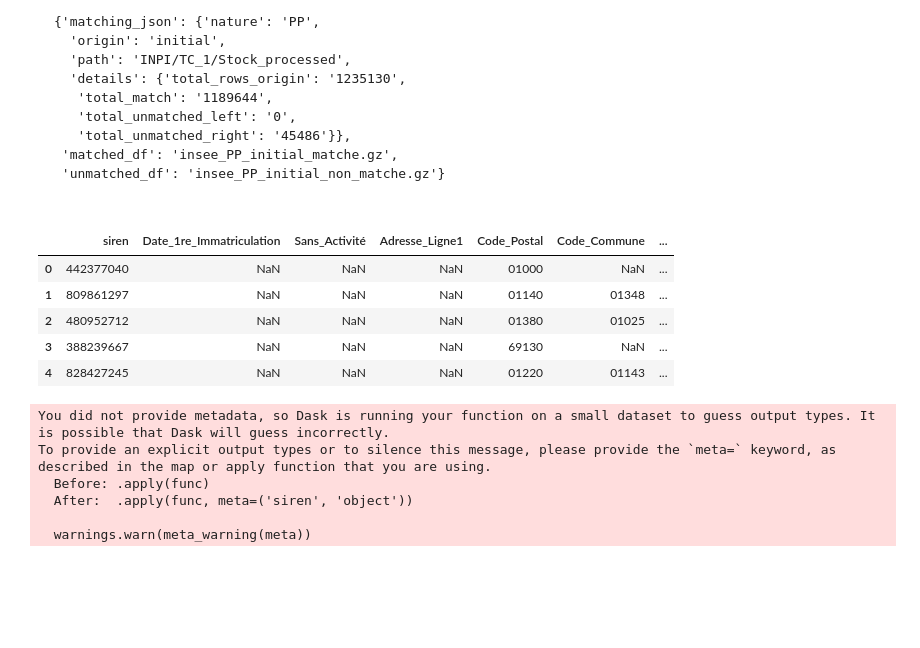
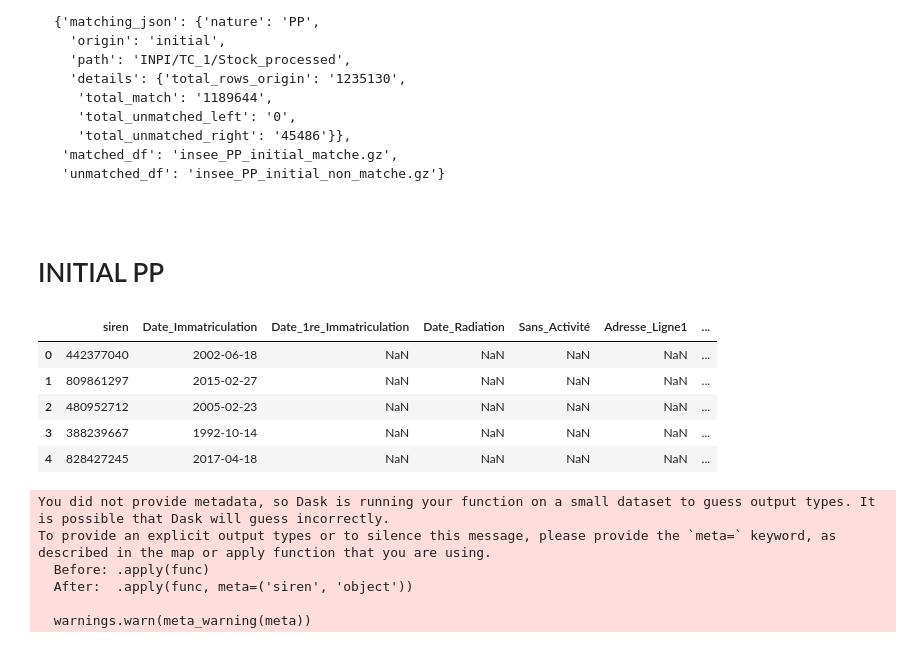
Before and after one commit to thomaspernet/InseeInpi_matching, a Jupyter notebook: Notebooks_matching/PP.ipynb, the cells around one changed output. Saved outputs shown, nothing was run; the diff lists cells and outputs as text; code cells hidden in the pictures; blank space fills up the shorter version.

```diff
--- a/Notebooks_matching/PP.ipynb
+++ b/Notebooks_matching/PP.ipynb
@@ -194,41 +225,24 @@ data_ets_= dd.read_csv(insee,
+# %% [markdown]
+# INITIAL PP
 # %%
-## INPI
-dtypes__ = {'Siren':'object',
-            'Adresse_Ligne1': 'object',
-       'Code_Commune': 'object',
-       'Code_Postal': 'object',
-       'Conjoint_Collab_Pseudo': 'object',
-       'DAP_Adresse_Ligne1': 'object',
-       'DAP_Code_Commune': 'object',
-       'Date_1re_Immatriculation': 'object',
-       'Sans_Activité': 'object'}
-
+## INPI Data
 data_pp_= (dd.read_csv(pp,
-                      usecols =["Siren",
-                                'Adresse_Ligne1',
-                                'Code_Commune',
-                                'Code_Postal',
-                                'Conjoint_Collab_Pseudo',
-                                'DAP_Adresse_Ligne1',
-                                'DAP_Code_Commune',
-                                'Date_1re_Immatriculation',
-                                'Sans_Activité'
-                               ],
+                      usecols =usecols__,
                       dtype=dtypes__,
                       compression='gzip',
                       blocksize=None,
                       low_memory=False
                       )
            .rename(columns={"Siren": "siren"})
           )
 data_pp_.head()
 # %% [output]
-|  | siren | Date_1re_Immatriculation | Sans_Activité | Adresse_Ligne1 | Code_Postal | Code_Commune | ... |
-| 0 | 442377040 | NaN | NaN | NaN | 01000 | NaN | ... |
-| 1 | 809861297 | NaN | NaN | NaN | 01140 | 01348 | ... |
-| 2 | 480952712 | NaN | NaN | NaN | 01380 | 01025 | ... |
-| 3 | 388239667 | NaN | NaN | NaN | 69130 | NaN | ... |
-| 4 | 828427245 | NaN | NaN | NaN | 01220 | 01143 | ... |
+|  | siren | Date_Immatriculation | Date_1re_Immatriculation | Date_Radiation | Sans_Activité | Adresse_Ligne1 | ... |
+| 0 | 442377040 | 2002-06-18 | NaN | NaN | NaN | NaN | ... |
+| 1 | 809861297 | 2015-02-27 | NaN | NaN | NaN | NaN | ... |
+| 2 | 480952712 | 2005-02-23 | NaN | NaN | NaN | NaN | ... |
+| 3 | 388239667 | 1992-10-14 | NaN | NaN | NaN | NaN | ... |
+| 4 | 828427245 | 2017-04-18 | NaN | NaN | NaN | NaN | ... |
 # %%
 # correction of missing zeros in siren
 def fill0(text, num):
```
Also changed, not shown: parts of 31 cells of this notebook.
